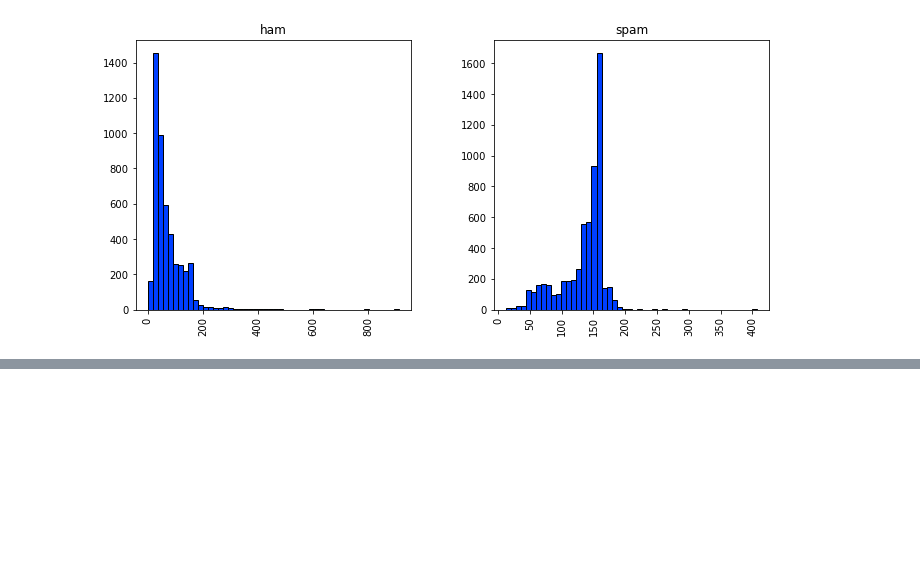
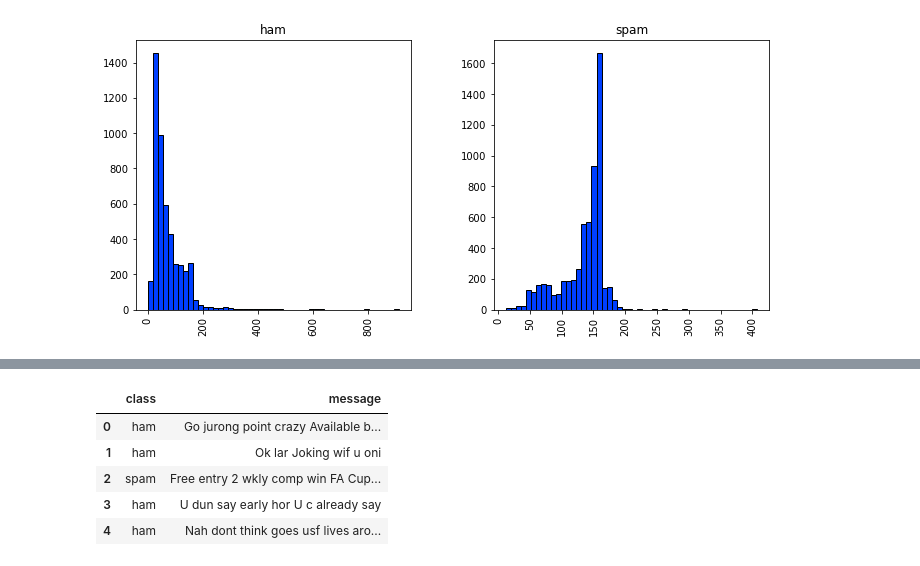
Before and after one commit to MohammedSiddiqui/intro-to-ds-project, a Jupyter notebook: project.ipynb, the cells around one changed output, grey strips where cells are left out. Cells and saved outputs as stored; diff of their text form; code cells hidden in the pictures; blank space fills up the shorter version.

Commit message:
Initial data analysis

```diff
--- a/project.ipynb
+++ b/project.ipynb
@@ -148,0 +136,4 @@ array([<matplotlib.axes._subplots.AxesSubplot object at 0x...>,
+# %%
+message_df = combined_norm_data.copy().drop(['length'], axis=1)
+
+message_df.head()
@@ -148,0 +147,21 @@ array([<matplotlib.axes._subplots.AxesSubplot object at 0x...>,
+# %%
+def strip_punctuation(s):
+    return ''.join(c for c in s if c not in punctuation)
+# %%
+def process_text(text):
+
+    text = strip_punctuation(text)
+    text = [word for word in text.split() if word.lower() not in nltk.corpus.stopwords.words('english')]
+
+    return " ".join(text)
+# %%
+message_df['message'] = message_df['message'].apply(process_text)
+
+message_df.head()
+# %% [output]
+|  | class | message |
+| 0 | ham | Go jurong point crazy Available b... |
+| 1 | ham | Ok lar Joking wif u oni |
+| 2 | spam | Free entry 2 wkly comp win FA Cup... |
+| 3 | ham | U dun say early hor U c already say |
+| 4 | ham | Nah dont think goes usf lives aro... |
```
Also changed, not shown: parts of 11 cells of this notebook.
